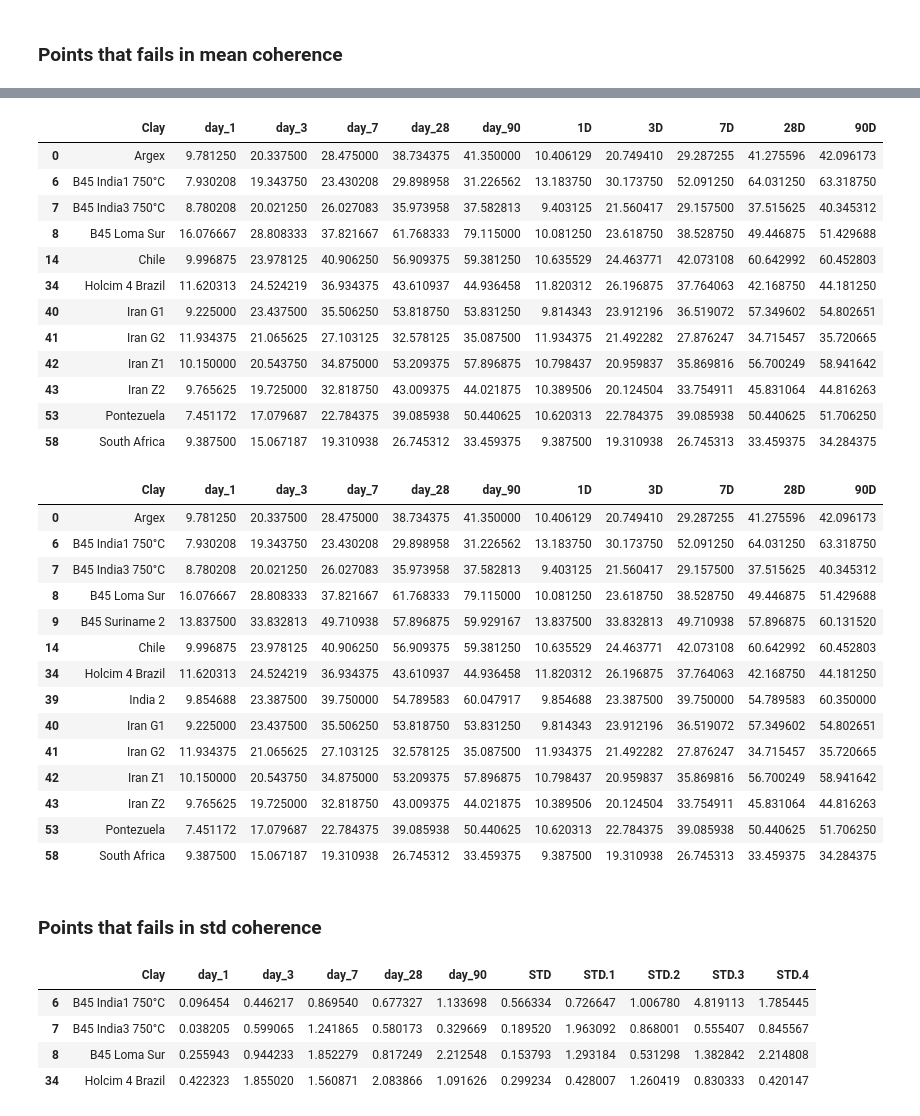
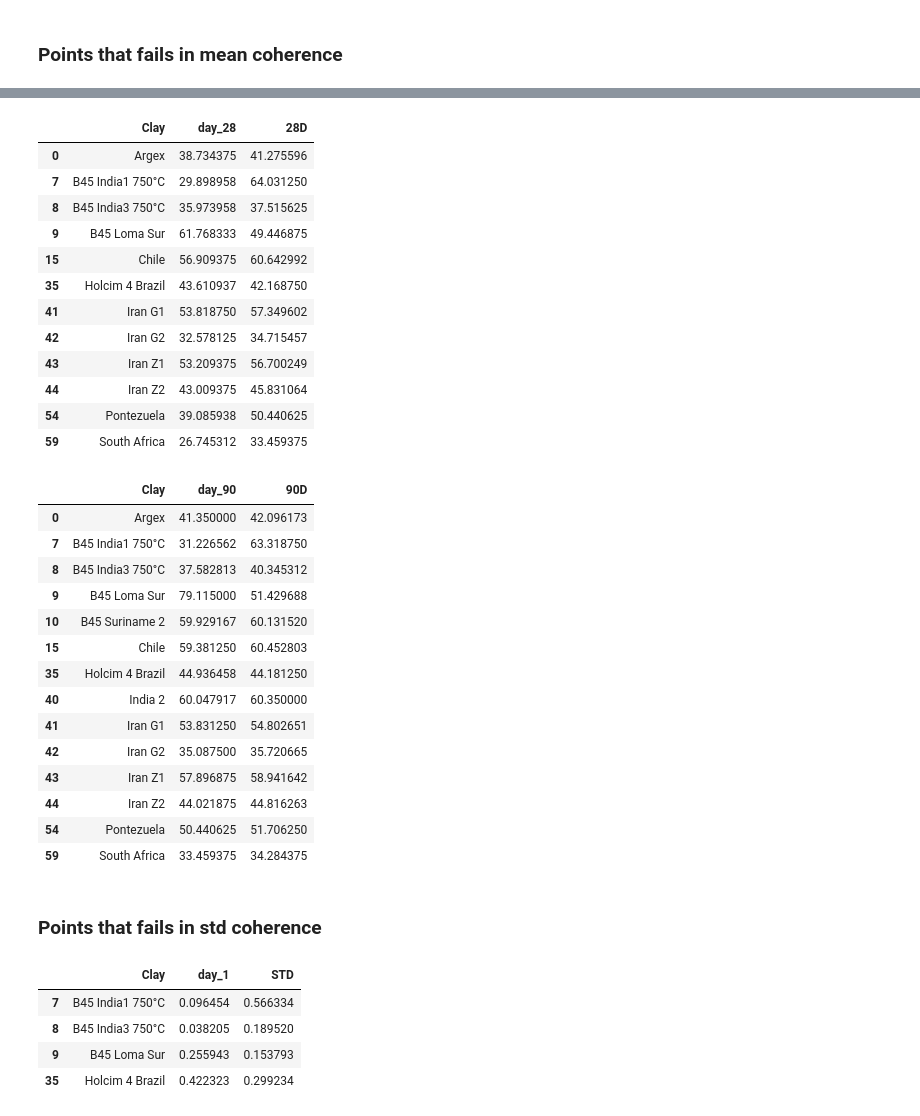
Before and after one commit to frblazquez/LC3, a Jupyter notebook: Project 2/lc3_data_integrity.ipynb, the cells around one changed output, grey strips where cells are left out. Saved outputs shown, nothing was run; the diff lists cells and outputs as text; code cells hidden in the pictures.

```diff
--- a/Project 2/lc3_data_integrity.ipynb
+++ b/Project 2/lc3_data_integrity.ipynb
@@ -33,7 +33,7 @@ data_full.dropna(how="all", inplace=True)
 # %% [markdown]
 ### Points that fails in mean coherence
 # %%
-MAX_MEAN_DEVIATION = 0.2
+MAX_MEAN_DEVIATION = 0.1
 # %%
 data_merged_mean = data_merged[['Clay','1D','3D','7D','28D','90D']]
 # %%
@@ -88,37 +89,37 @@ mean_check[abs(mean_check['day_7'] - mean_check['7D']) > MAX_MEAN_DEVIATION]
 # %%
-mean_check[abs(mean_check['day_28'] - mean_check['28D']) > MAX_MEAN_DEVIATION]
+mean_check[abs(mean_check['day_28'] - mean_check['28D']) > MAX_MEAN_DEVIATION][['Clay','day_28','28D']]
 # %% [output]
-|  | Clay | day_1 | day_3 | day_7 | day_28 | day_90 | 1D | 3D | 7D | 28D | 90D |
-| 0 | Argex | 9.781250 | 20.337500 | 28.475000 | 38.734375 | 41.350000 | 10.406129 | 20.749410 | 29.287255 | 41.275596 | 42.096173 |
-| 6 | B45 India1 750°C | 7.930208 | 19.343750 | 23.430208 | 29.898958 | 31.226562 | 13.183750 | 30.173750 | 52.091250 | 64.031250 | 63.318750 |
-| 7 | B45 India3 750°C | 8.780208 | 20.021250 | 26.027083 | 35.973958 | 37.582813 | 9.403125 | 21.560417 | 29.157500 | 37.515625 | 40.345312 |
-| 8 | B45 Loma Sur | 16.076667 | 28.808333 | 37.821667 | 61.768333 | 79.115000 | 10.081250 | 23.618750 | 38.528750 | 49.446875 | 51.429688 |
-| 14 | Chile | 9.996875 | 23.978125 | 40.906250 | 56.909375 | 59.381250 | 10.635529 | 24.463771 | 42.073108 | 60.642992 | 60.452803 |
-| 34 | Holcim 4 Brazil | 11.620313 | 24.524219 | 36.934375 | 43.610937 | 44.936458 | 11.820312 | 26.196875 | 37.764063 | 42.168750 | 44.181250 |
-| 40 | Iran G1 | 9.225000 | 23.437500 | 35.506250 | 53.818750 | 53.831250 | 9.814343 | 23.912196 | 36.519072 | 57.349602 | 54.802651 |
-| 41 | Iran G2 | 11.934375 | 21.065625 | 27.103125 | 32.578125 | 35.087500 | 11.934375 | 21.492282 | 27.876247 | 34.715457 | 35.720665 |
-| 42 | Iran Z1 | 10.150000 | 20.543750 | 34.875000 | 53.209375 | 57.896875 | 10.798437 | 20.959837 | 35.869816 | 56.700249 | 58.941642 |
-| 43 | Iran Z2 | 9.765625 | 19.725000 | 32.818750 | 43.009375 | 44.021875 | 10.389506 | 20.124504 | 33.754911 | 45.831064 | 44.816263 |
-| 53 | Pontezuela | 7.451172 | 17.079687 | 22.784375 | 39.085938 | 50.440625 | 10.620313 | 22.784375 | 39.085938 | 50.440625 | 51.706250 |
-| 58 | South Africa | 9.387500 | 15.067187 | 19.310938 | 26.745312 | 33.459375 | 9.387500 | 19.310938 | 26.745313 | 33.459375 | 34.284375 |
+|  | Clay | day_28 | 28D |
+| 0 | Argex | 38.734375 | 41.275596 |
+| 7 | B45 India1 750°C | 29.898958 | 64.031250 |
+| 8 | B45 India3 750°C | 35.973958 | 37.515625 |
+| 9 | B45 Loma Sur | 61.768333 | 49.446875 |
+| 15 | Chile | 56.909375 | 60.642992 |
+| 35 | Holcim 4 Brazil | 43.610937 | 42.168750 |
+| 41 | Iran G1 | 53.818750 | 57.349602 |
+| 42 | Iran G2 | 32.578125 | 34.715457 |
+| 43 | Iran Z1 | 53.209375 | 56.700249 |
+| 44 | Iran Z2 | 43.009375 | 45.831064 |
+| 54 | Pontezuela | 39.085938 | 50.440625 |
+| 59 | South Africa | 26.745312 | 33.459375 |
 # %%
-mean_check[abs(mean_check['day_90'] - mean_check['90D']) > MAX_MEAN_DEVIATION]
+mean_check[abs(mean_check['day_90'] - mean_check['90D']) > MAX_MEAN_DEVIATION][['Clay','day_90','90D']]
 # %% [output]
-|  | Clay | day_1 | day_3 | day_7 | day_28 | day_90 | 1D | 3D | 7D | 28D | 90D |
-| 0 | Argex | 9.781250 | 20.337500 | 28.475000 | 38.734375 | 41.350000 | 10.406129 | 20.749410 | 29.287255 | 41.275596 | 42.096173 |
-| 6 | B45 India1 750°C | 7.930208 | 19.343750 | 23.430208 | 29.898958 | 31.226562 | 13.183750 | 30.173750 | 52.091250 | 64.031250 | 63.318750 |
-| 7 | B45 India3 750°C | 8.780208 | 20.021250 | 26.027083 | 35.973958 | 37.582813 | 9.403125 | 21.560417 | 29.157500 | 37.515625 | 40.345312 |
-| 8 | B45 Loma Sur | 16.076667 | 28.808333 | 37.821667 | 61.768333 | 79.115000 | 10.081250 | 23.618750 | 38.528750 | 49.446875 | 51.429688 |
-| 9 | B45 Suriname 2 | 13.837500 | 33.832813 | 49.710938 | 57.896875 | 59.929167 | 13.837500 | 33.832813 | 49.710938 | 57.896875 | 60.131520 |
-| 14 | Chile | 9.996875 | 23.978125 | 40.906250 | 56.909375 | 59.381250 | 10.635529 | 24.463771 | 42.073108 | 60.642992 | 60.452803 |
-| 34 | Holcim 4 Brazil | 11.620313 | 24.524219 | 36.934375 | 43.610937 | 44.936458 | 11.820312 | 26.196875 | 37.764063 | 42.168750 | 44.181250 |
-| 39 | India 2 | 9.854688 | 23.387500 | 39.750000 | 54.789583 | 60.047917 | 9.854688 | 23.387500 | 39.750000 | 54.789583 | 60.350000 |
-| 40 | Iran G1 | 9.225000 | 23.437500 | 35.506250 | 53.818750 | 53.831250 | 9.814343 | 23.912196 | 36.519072 | 57.349602 | 54.802651 |
-| 41 | Iran G2 | 11.934375 | 21.065625 | 27.103125 | 32.578125 | 35.087500 | 11.934375 | 21.492282 | 27.876247 | 34.715457 | 35.720665 |
-| 42 | Iran Z1 | 10.150000 | 20.543750 | 34.875000 | 53.209375 | 57.896875 | 10.798437 | 20.959837 | 35.869816 | 56.700249 | 58.941642 |
-| 43 | Iran Z2 | 9.765625 | 19.725000 | 32.818750 | 43.009375 | 44.021875 | 10.389506 | 20.124504 | 33.754911 | 45.831064 | 44.816263 |
-| 53 | Pontezuela | 7.451172 | 17.079687 | 22.784375 | 39.085938 | 50.440625 | 10.620313 | 22.784375 | 39.085938 | 50.440625 | 51.706250 |
-| 58 | South Africa | 9.387500 | 15.067187 | 19.310938 | 26.745312 | 33.459375 | 9.387500 | 19.310938 | 26.745313 | 33.459375 | 34.284375 |
+|  | Clay | day_90 | 90D |
+| 0 | Argex | 41.350000 | 42.096173 |
+| 7 | B45 India1 750°C | 31.226562 | 63.318750 |
+| 8 | B45 India3 750°C | 37.582813 | 40.345312 |
+| 9 | B45 Loma Sur | 79.115000 | 51.429688 |
+| 10 | B45 Suriname 2 | 59.929167 | 60.131520 |
+| 15 | Chile | 59.381250 | 60.452803 |
+| 35 | Holcim 4 Brazil | 44.936458 | 44.181250 |
+| 40 | India 2 | 60.047917 | 60.350000 |
+| 41 | Iran G1 | 53.831250 | 54.802651 |
+| 42 | Iran G2 | 35.087500 | 35.720665 |
+| 43 | Iran Z1 | 57.896875 | 58.941642 |
+| 44 | Iran Z2 | 44.021875 | 44.816263 |
+| 54 | Pontezuela | 50.440625 | 51.706250 |
+| 59 | South Africa | 33.459375 | 34.284375 |
 # %% [markdown]
 ### Points that fails in std coherence
 # %%
@@ -128,11 +129,11 @@ data_merged_std = data_merged[['Clay','STD','STD.1','STD.2','STD.3','STD.4']]
 # %%
 std_check = pd.merge(data_full.groupby('Clay').std(), data_merged_std, on='Clay', how='inner')
 # %%
-std_check[abs(std_check['day_1'] - std_check['STD']) > MAX_STD_DEVIATION]
+std_check[abs(std_check['day_1'] - std_check['STD']) > MAX_STD_DEVIATION][['Clay','day_1','STD']]
 # %% [output]
-|  | Clay | day_1 | day_3 | day_7 | day_28 | day_90 | STD | STD.1 | STD.2 | STD.3 | STD.4 |
-| 6 | B45 India1 750°C | 0.096454 | 0.446217 | 0.869540 | 0.677327 | 1.133698 | 0.566334 | 0.726647 | 1.006780 | 4.819113 | 1.785445 |
-| 7 | B45 India3 750°C | 0.038205 | 0.599065 | 1.241865 | 0.580173 | 0.329669 | 0.189520 | 1.963092 | 0.868001 | 0.555407 | 0.845567 |
-| 8 | B45 Loma Sur | 0.255943 | 0.944233 | 1.852279 | 0.817249 | 2.212548 | 0.153793 | 1.293184 | 0.531298 | 1.382842 | 2.214808 |
-| 34 | Holcim 4 Brazil | 0.422323 | 1.855020 | 1.560871 | 2.083866 | 1.091626 | 0.299234 | 0.428007 | 1.260419 | 0.830333 | 0.420147 |
+|  | Clay | day_1 | STD |
+| 7 | B45 India1 750°C | 0.096454 | 0.566334 |
+| 8 | B45 India3 750°C | 0.038205 | 0.189520 |
+| 9 | B45 Loma Sur | 0.255943 | 0.153793 |
+| 35 | Holcim 4 Brazil | 0.422323 | 0.299234 |
 # %%
```
Also changed, not shown: parts of 27 cells of this notebook.
